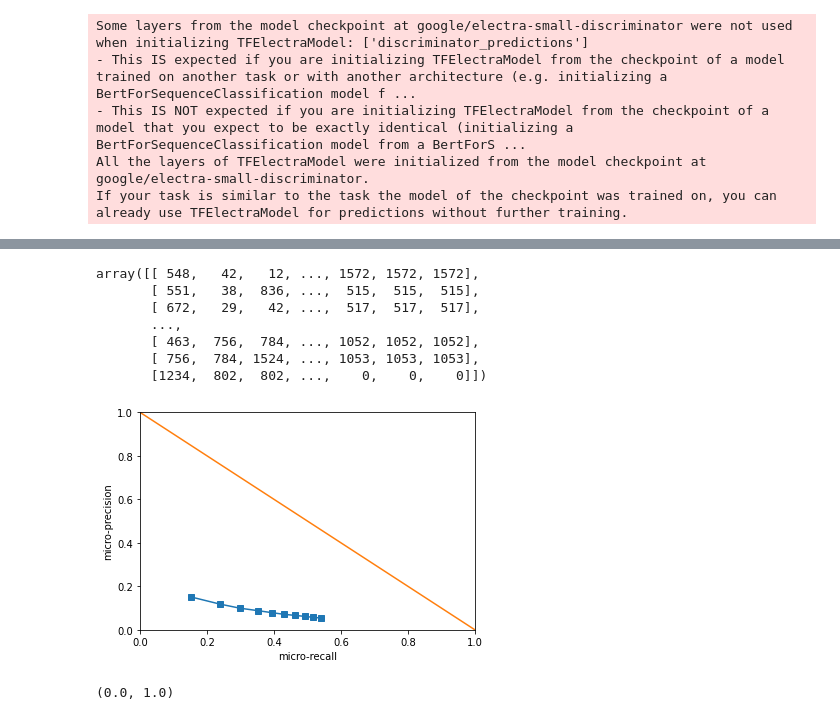
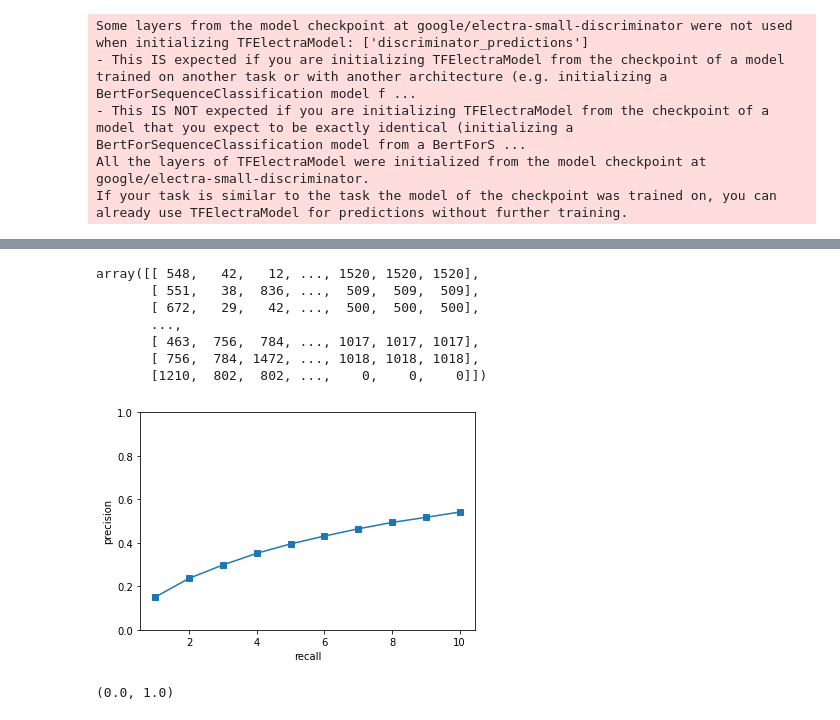
Before and after one commit to the-SQuAD-squad/IR, a Jupyter notebook: IR.ipynb, the cells around one changed output, grey strips where cells are left out. Drawn from its saved outputs; the diff is of its cells as text; code cells hidden in the pictures.

Commit message:
removed precision

```diff
--- a/IR.ipynb
+++ b/IR.ipynb
@@ -238,7 +238,7 @@ if not os.path.isdir(saveDir):
     os.makedirs(saveDir)
 chkpt = saveDir + '/squad_check.hdf5'
 
-es_cb = EarlyStopping(monitor='val_loss', patience=5,verbose=1, mode='auto', restore_best_weights=True)
+es_cb = EarlyStopping(monitor='val_loss', patience=10,verbose=1, mode='auto', restore_best_weights=True)
 cp_cb = ModelCheckpoint(filepath = chkpt, monitor='val_loss', verbose=1,
                         save_best_only=True, mode='auto',
                         save_weights_only=True)
@@ -322,26 +374,24 @@ dot_sorted = dot_sorted[::-1, :]
 # %%
 dot_sorted
 # %% [output]
-array([[ 548,   42,   12, ..., 1572, 1572, 1572],
-       [ 551,   38,  836, ...,  515,  515,  515],
-       [ 672,   29,   42, ...,  517,  517,  517],
+array([[ 548,   42,   12, ..., 1520, 1520, 1520],
+       [ 551,   38,  836, ...,  509,  509,  509],
+       [ 672,   29,   42, ...,  500,  500,  500],
        ...,
-       [ 463,  756,  784, ..., 1052, 1052, 1052],
-       [ 756,  784, 1524, ..., 1053, 1053, 1053],
-       [1234,  802,  802, ...,    0,    0,    0]])
+       [ 463,  756,  784, ..., 1017, 1017, 1017],
+       [ 756,  784, 1472, ..., 1018, 1018, 1018],
+       [1210,  802,  802, ...,    0,    0,    0]])
 # %%
-#@title precision - recall - mrr { form-width: "25%" }
+#@title recall - mrr { form-width: "25%" }
 
 import matplotlib.pyplot as plt
 
 K=10
 
-micro_precision = []
-micro_recall = []
+avg_recall = []
 mrr = []
 
 for k in range(1,K+1):
-    precision = []
     recall = []
     reciprocal_ranks = []
     for i in range(dot_sorted.shape[1]):
@@ -355,23 +405,19 @@ for k in range(1,K+1):
         if not mrr_found:
             reciprocal_ranks.append(0)
 
-        precision.append(ok/k)
         recall.append(ok)
 
-    micro_precision.append(np.mean(precision))
-    micro_recall.append(np.mean(recall))
+    avg_recall.append(np.mean(recall))
     mrr.append(np.mean(reciprocal_ranks))
 # %%
-#@title precision - recall plot { form-width: "25%" }
+#@title recall plot { form-width: "25%" }
 
-plt.plot(micro_recall, micro_precision, "-s");
-plt.plot([0,1], [1,0]);
-plt.xlim((0,1))
+plt.plot(range(1,K+1), avg_recall, "-s");
 plt.ylim((0,1))
-plt.xlabel("micro-recall");
-plt.ylabel("micro-precision");
+plt.xlabel("recall");
+plt.ylabel("precision");
 # %% [output]
-[figure, old version]
+[figure, new version]
 # %%
 #@title mean reciprocal rank plot { form-width: "25%" }
 
```
Also changed, not shown: parts of 4 cells of this notebook.
